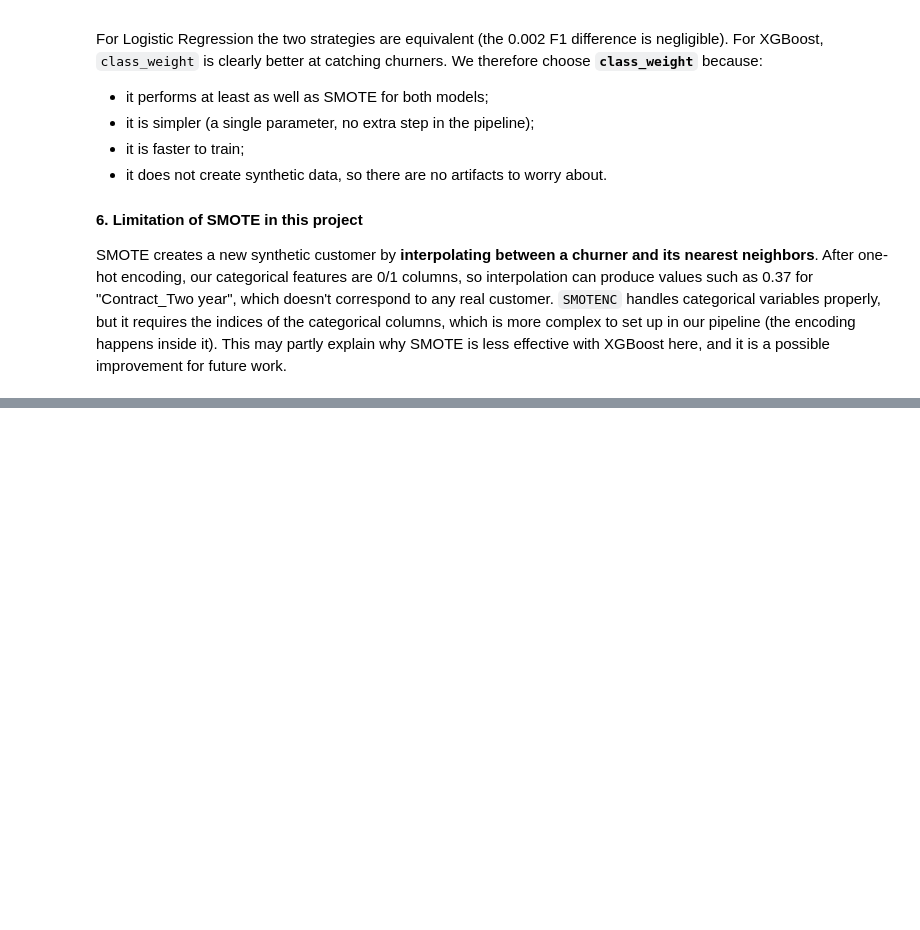
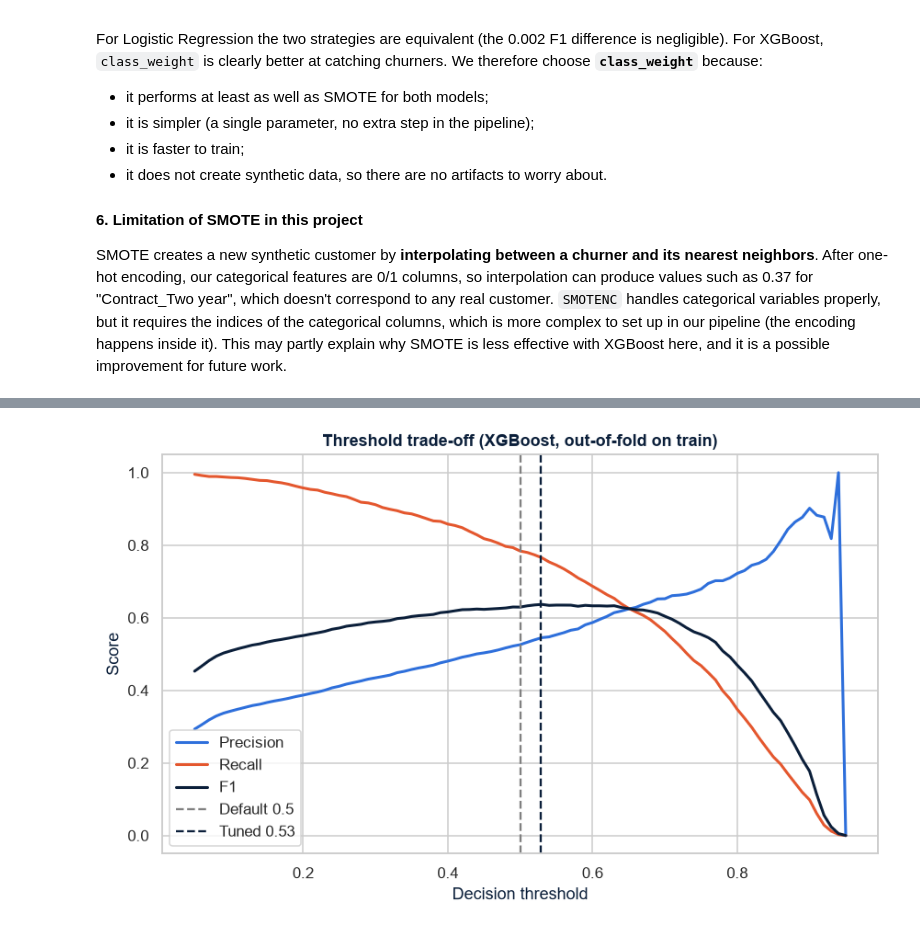
Before and after one commit to SouMej/customor-churn-prediction, a Jupyter notebook: notebooks/customer_churn_analysis.ipynb, the cells around one changed output, grey strips where cells are left out. Saved outputs shown, nothing was run; the diff lists cells and outputs as text; code cells hidden in the pictures; blank space fills up the shorter version.

```diff
--- a/notebooks/customer_churn_analysis.ipynb
+++ b/notebooks/customer_churn_analysis.ipynb
@@ -589,0 +823,5 @@ SMOTE creates a new synthetic customer by **interpolating between a churner and
+# %%
+best_name = test_results["roc_auc"].idxmax()
+print(best_name)
+print(classification_report(y_test, (probas[best_name] >= 0.5).astype(int),
+                            target_names=["Stayed", "Churned"]))
@@ -589,0 +838,14 @@ SMOTE creates a new synthetic customer by **interpolating between a churner and
+# %%
+from sklearn.model_selection import cross_val_predict
+from sklearn.metrics import precision_recall_curve
+
+best_thr, oof_store = {}, {}
+for name, est in best_models.items():
+    oof = cross_val_predict(est, X_train, y_train, cv=cv,
+                            method="predict_proba", n_jobs=-1)[:, 1]
+    p, r, t = precision_recall_curve(y_train, oof)
+    f1s = 2 * p[:-1] * r[:-1] / (p[:-1] + r[:-1] + 1e-12)
+    best_thr[name] = t[np.argmax(f1s)]
+    oof_store[name] = oof
+
+best_thr
@@ -589,0 +880,20 @@ SMOTE creates a new synthetic customer by **interpolating between a churner and
+# %%
+oof = oof_store[best_name]
+thresholds = np.linspace(0.05, 0.95, 91)
+P = [precision_score(y_train, oof >= t, zero_division=0) for t in thresholds]
+R = [recall_score(y_train, oof >= t) for t in thresholds]
+F = [f1_score(y_train, oof >= t) for t in thresholds]
+
+plt.figure(figsize=(8, 5))
+plt.plot(thresholds, P, color=BLUE, lw=2, label="Precision")
+plt.plot(thresholds, R, color=RED, lw=2, label="Recall")
+plt.plot(thresholds, F, color=NAVY, lw=2, label="F1")
+plt.axvline(0.5, ls="--", color="grey", label="Default 0.5")
+plt.axvline(best_thr[best_name], ls="--", color=NAVY, label=f"Tuned {best_thr[best_name]:.2f}")
+plt.xlabel("Decision threshold"); plt.ylabel("Score")
+plt.title(f"Threshold trade-off ({best_name}, out-of-fold on train)")
+plt.legend(); plt.tight_layout()
+plt.savefig(RESULTS_DIR / "12_threshold_tuning.png", dpi=200, bbox_inches="tight")
+plt.show()
+# %% [output]
+[figure, added]
```
Also changed, not shown: parts of 23 cells of this notebook, 21 other files.
